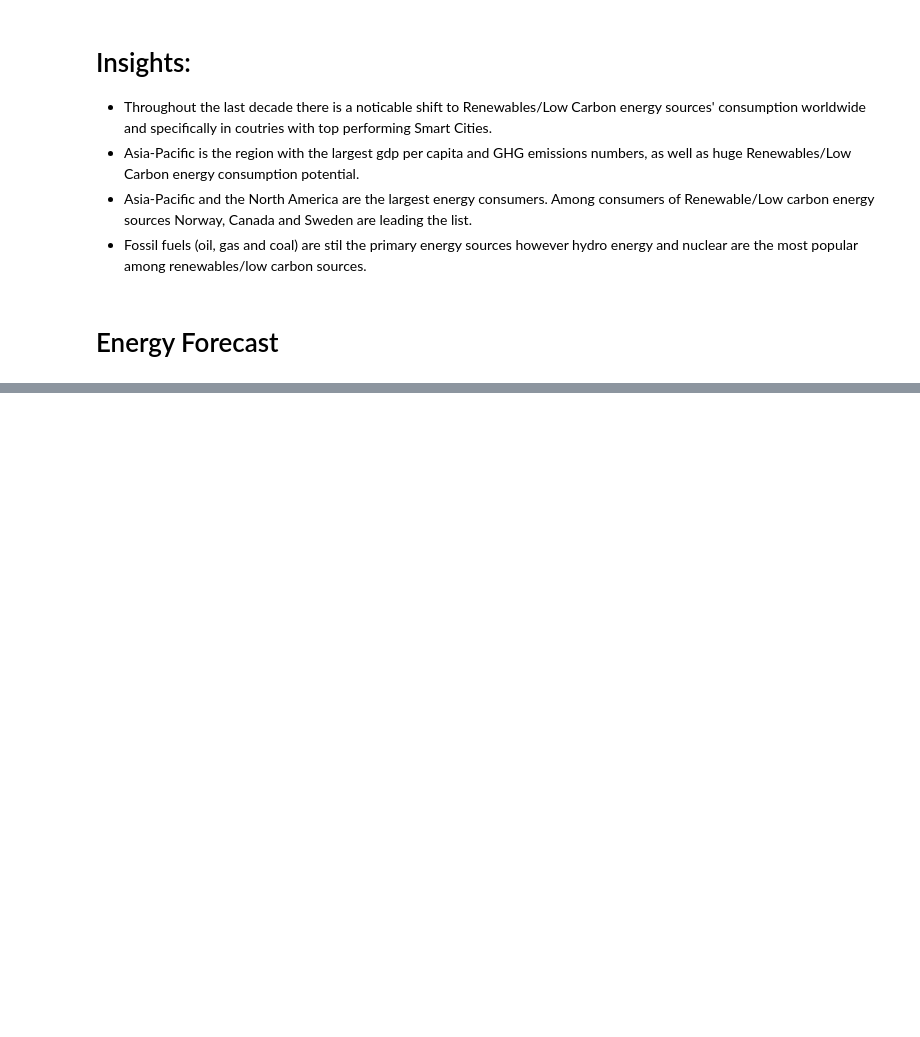
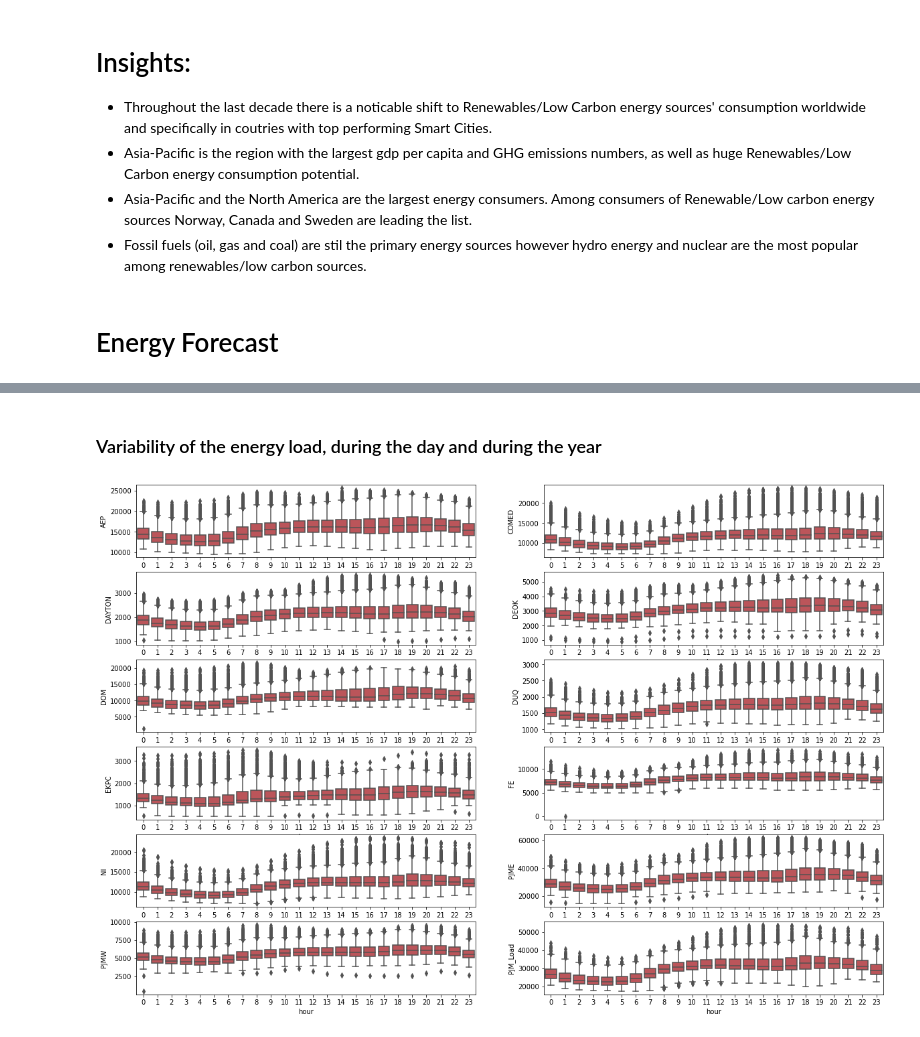
Before and after one commit to Edoardo1996/iornhack-final-project, a Jupyter notebook: main.ipynb, the cells around one changed output, grey strips where cells are left out. Cells and saved outputs as stored; diff of their text form; code cells hidden in the pictures; blank space fills up the shorter version.

```diff
--- a/main.ipynb
+++ b/main.ipynb
@@ -796,0 +891,12 @@ plt.show()
+# %%
+# Split the date for easier manipulation
+
+hcons = hcons_raw.copy()
+
+hcons['hour'] = hcons.index.hour
+hcons['day'] = hcons.index.day
+hcons['month'] = hcons.index.month
+hcons['quarter'] = hcons.index.quarter
+hcons['year'] = hcons.index.year
+
+hcons.head(3)
@@ -796,0 +909,10 @@ plt.show()
+# %% [markdown]
+### Variability of the energy load, during the day and during the year
+# %%
+# Intra-day variability
+figs, axes = plt.subplots(6, 2, figsize=(20, 14))
+
+for i, col in enumerate(hcons_raw.columns):
+    sns.boxplot(data=hcons, x='hour', y=col, ax=axes.flatten()[i], color='#cc444b')
+# %% [output]
+[figure, added]
```
Also changed, not shown: parts of 55 cells of this notebook, 4 other files.
